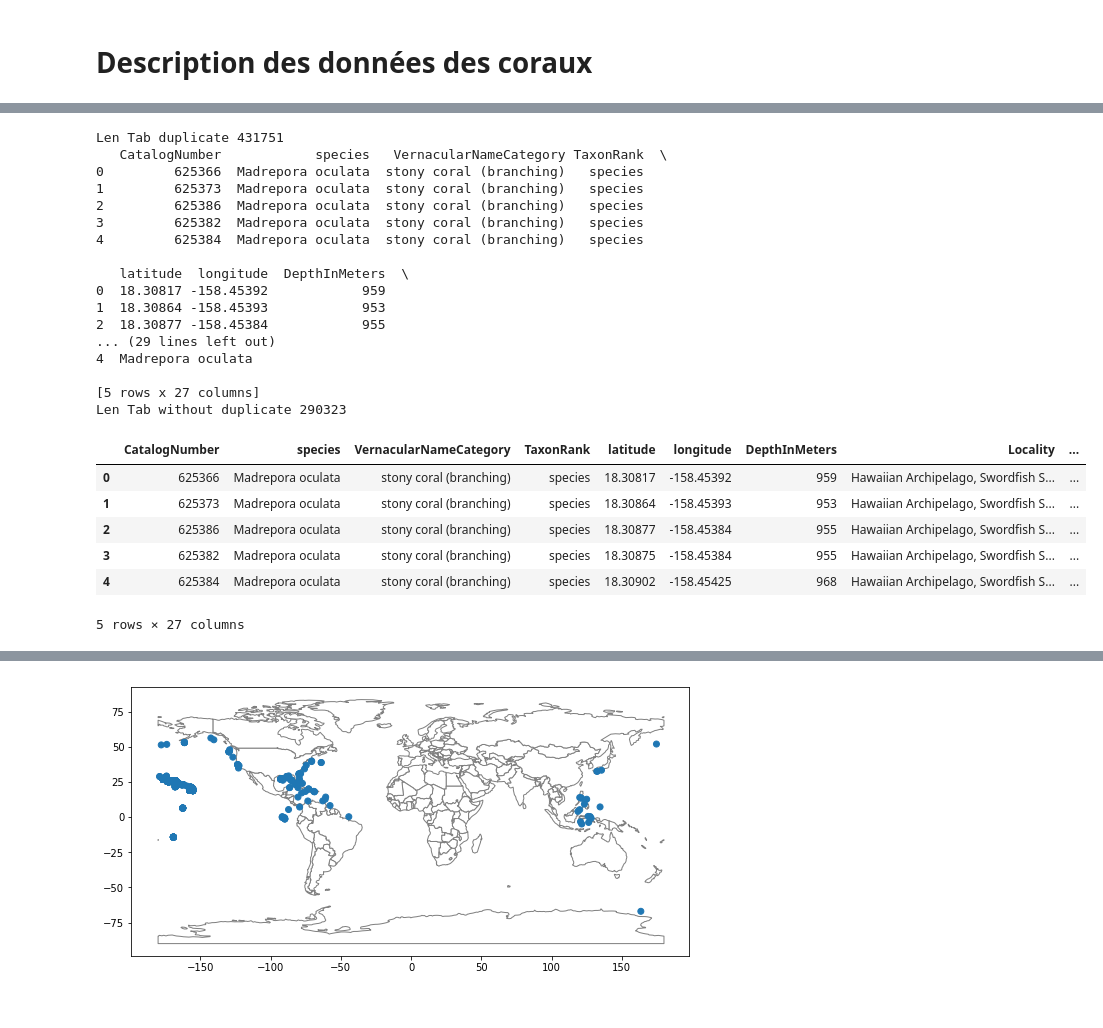
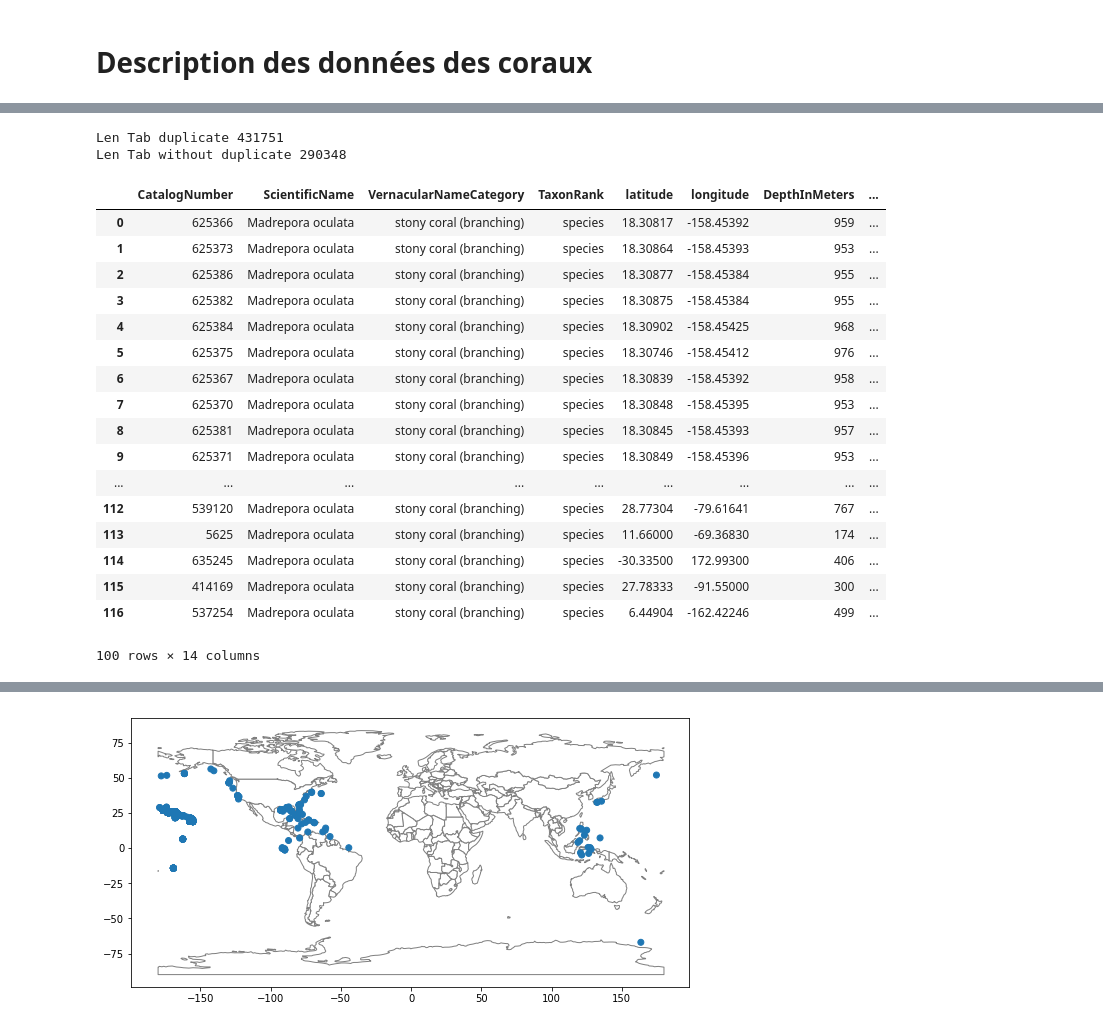
Before and after one commit to dellielo/Pharmap, a Jupyter notebook: notebook/visualisation.ipynb, the cells around one changed output, grey strips where cells are left out. Cells and saved outputs as stored; diff of their text form; code cells hidden in the pictures.

```diff
--- a/notebook/visualisation.ipynb
+++ b/notebook/visualisation.ipynb
@@ -20,7 +22,7 @@ import pandas as pd
 world = gpd.read_file(gpd.datasets.get_path('naturalearth_lowres'))
 coraux = gpd.read_file('../data/out/coraux_geo.geojson')
 # %%
-print(coraux.head())
 if 'ScientificName' not in coraux.keys():
-    coraux['ScientificName'] = coraux['species'] # Pour ne pas changer toute la suite du code
+    coraux['ScientifName'] = coraux['species']
+coraux.head()
 # %% [output]
@@ -89,32 +81,28 @@ msn.matrix(coraux)
 # %%
 print("Len Tab duplicate {}".format(len(coraux)))
 column_dupli =["ScientificName", "longitude", "latitude", "phosphate.csv" , "oxygen.csv", "salinity.csv", "temperature.csv","nitrate.csv"]
-print(coraux.head())
+
 coraux_drop = coraux.drop_duplicates(subset=column_dupli)
 print("Len Tab without duplicate {}".format(len(coraux_drop)))
-coraux_drop.head()
+coraux_drop.head(100)
 # %% [output]
 Len Tab duplicate 431751
-   CatalogNumber            species   VernacularNameCategory TaxonRank  \
-0         625366  Madrepora oculata  stony coral (branching)   species
-1         625373  Madrepora oculata  stony coral (branching)   species
-2         625386  Madrepora oculata  stony coral (branching)   species
-3         625382  Madrepora oculata  stony coral (branching)   species
-4         625384  Madrepora oculata  stony coral (branching)   species
-
-   latitude  longitude  DepthInMeters  \
-0  18.30817 -158.45392            959
-1  18.30864 -158.45393            953
-2  18.30877 -158.45384            955
-... (29 lines left out)
-4  Madrepora oculata
-
-[5 rows x 27 columns]
-Len Tab without duplicate 290323
+Len Tab without duplicate 290348
-|  | CatalogNumber | species | VernacularNameCategory | TaxonRank | latitude | longitude | DepthInMeters | Locality | ... |
-| 0 | 625366 | Madrepora oculata | stony coral (branching) | species | 18.30817 | -158.45392 | 959 | Hawaiian Archipelago, Swordfish S... | ... |
-| 1 | 625373 | Madrepora oculata | stony coral (branching) | species | 18.30864 | -158.45393 | 953 | Hawaiian Archipelago, Swordfish S... | ... |
-| 2 | 625386 | Madrepora oculata | stony coral (branching) | species | 18.30877 | -158.45384 | 955 | Hawaiian Archipelago, Swordfish S... | ... |
-| 3 | 625382 | Madrepora oculata | stony coral (branching) | species | 18.30875 | -158.45384 | 955 | Hawaiian Archipelago, Swordfish S... | ... |
-| 4 | 625384 | Madrepora oculata | stony coral (branching) | species | 18.30902 | -158.45425 | 968 | Hawaiian Archipelago, Swordfish S... | ... |
+|  | CatalogNumber | ScientificName | VernacularNameCategory | TaxonRank | latitude | longitude | DepthInMeters | ... |
+| 0 | 625366 | Madrepora oculata | stony coral (branching) | species | 18.30817 | -158.45392 | 959 | ... |
+| 1 | 625373 | Madrepora oculata | stony coral (branching) | species | 18.30864 | -158.45393 | 953 | ... |
+| 2 | 625386 | Madrepora oculata | stony coral (branching) | species | 18.30877 | -158.45384 | 955 | ... |
+| 3 | 625382 | Madrepora oculata | stony coral (branching) | species | 18.30875 | -158.45384 | 955 | ... |
+| 4 | 625384 | Madrepora oculata | stony coral (branching) | species | 18.30902 | -158.45425 | 968 | ... |
+| 5 | 625375 | Madrepora oculata | stony coral (branching) | species | 18.30746 | -158.45412 | 976 | ... |
+| 6 | 625367 | Madrepora oculata | stony coral (branching) | species | 18.30839 | -158.45392 | 958 | ... |
+| 7 | 625370 | Madrepora oculata | stony coral (branching) | species | 18.30848 | -158.45395 | 953 | ... |
+| 8 | 625381 | Madrepora oculata | stony coral (branching) | species | 18.30845 | -158.45393 | 957 | ... |
+| 9 | 625371 | Madrepora oculata | stony coral (branching) | species | 18.30849 | -158.45396 | 953 | ... |
+| ... | ... | ... | ... | ... | ... | ... | ... | ... |
+| 112 | 539120 | Madrepora oculata | stony coral (branching) | species | 28.77304 | -79.61641 | 767 | ... |
+| 113 | 5625 | Madrepora oculata | stony coral (branching) | species | 11.66000 | -69.36830 | 174 | ... |
+| 114 | 635245 | Madrepora oculata | stony coral (branching) | species | -30.33500 | 172.99300 | 406 | ... |
+| 115 | 414169 | Madrepora oculata | stony coral (branching) | species | 27.78333 | -91.55000 | 300 | ... |
+| 116 | 537254 | Madrepora oculata | stony coral (branching) | species | 6.44904 | -162.42246 | 499 | ... |
-5 rows × 27 columns
+100 rows × 14 columns
```
Also changed, not shown: parts of 12 cells of this notebook.
